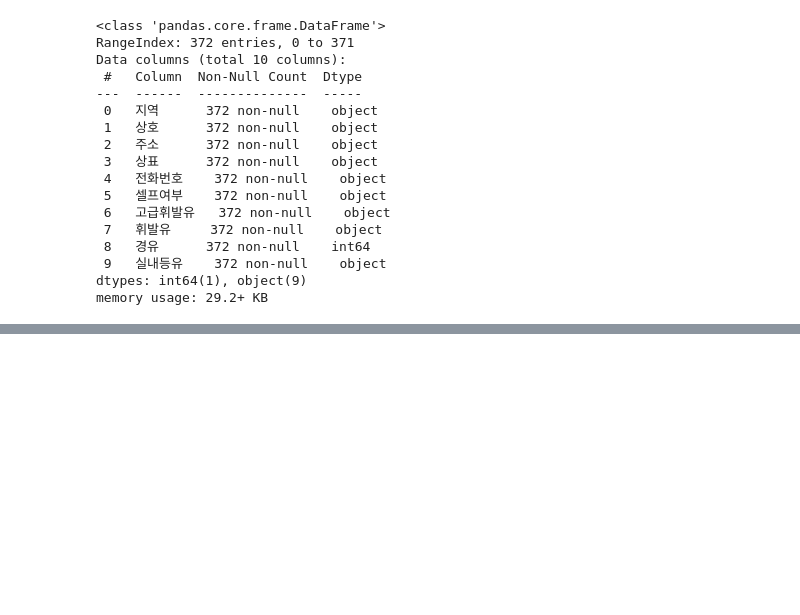
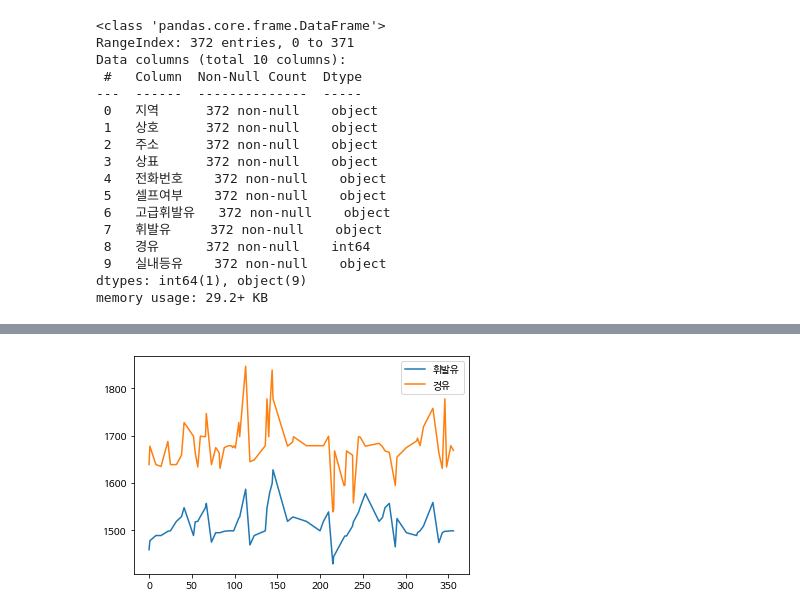
Before and after one commit to toughC/Python_Machine_Learning, a Jupyter notebook: 04_pandas2.ipynb, the cells around one changed output, grey strips where cells are left out. Drawn from its saved outputs; the diff is of its cells as text; code cells hidden in the pictures; blank space fills up the shorter version.

```diff
--- a/04_pandas2.ipynb
+++ b/04_pandas2.ipynb
@@ -322,0 +333,9 @@ df.
+# %%
+# 휘발유 필드에서 "-"가 포함된 데이터 삭제
+# df0=df0.drop(90, axis=0) # 소량일 때 삭제법
+df0=df0[df0['휘발유'] != "-"]  # 다량일 때 삭제법
+# %%
+# 휘발유 타입 변경: df.astype({'대상필드':데이터형})
+df0=df0.astype({'휘발유':int})  # "-" 포함으로 에러 발생
+df0.dtypes
+df0
@@ -322,0 +359,4 @@ df.
+# %%
+# 필요한 필드만 추출해 DataFrame 만들기(df1)
+df1=df0[['상표', '상호', '주소', '셀프여부', '휘발유', '경유']]
+df1.head(3)
@@ -322,0 +514,3 @@ df.
+# %%
+df2=df1[df1['상표']=='현대오일뱅크']
+df2.info()
@@ -322,0 +531,9 @@ df.
+# %%
+import matplotlib.pyplot as plt
+plt.rc('font', family='NanumBarunGothic')
+
+df2[['휘발유', '경유']].plot()
+
+plt.show()
+# %% [output]
+[figure, added]
```
Also changed, not shown: parts of 39 cells of this notebook.
